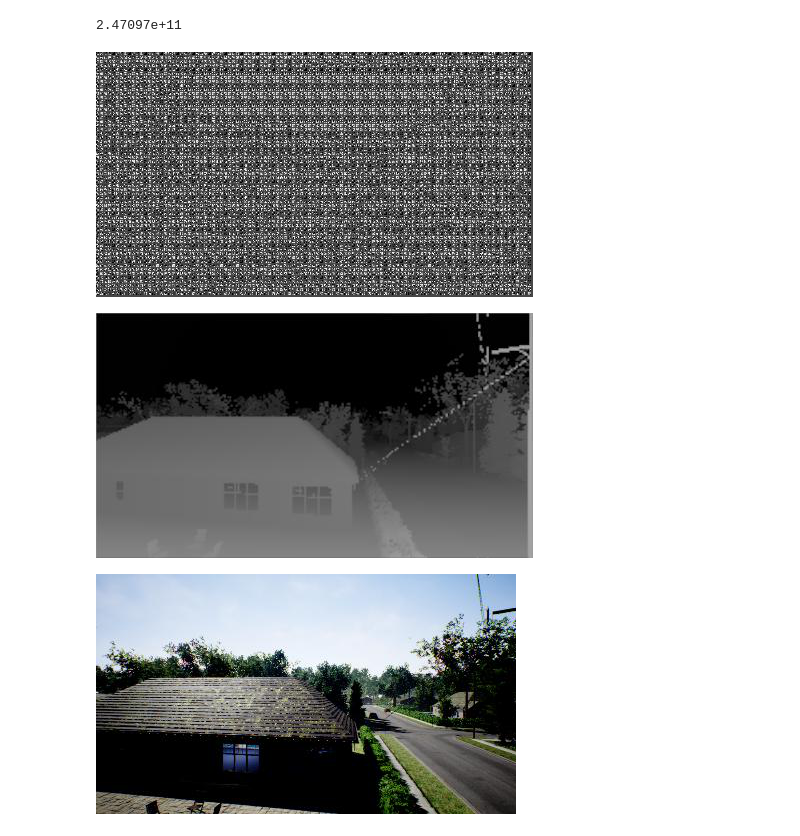
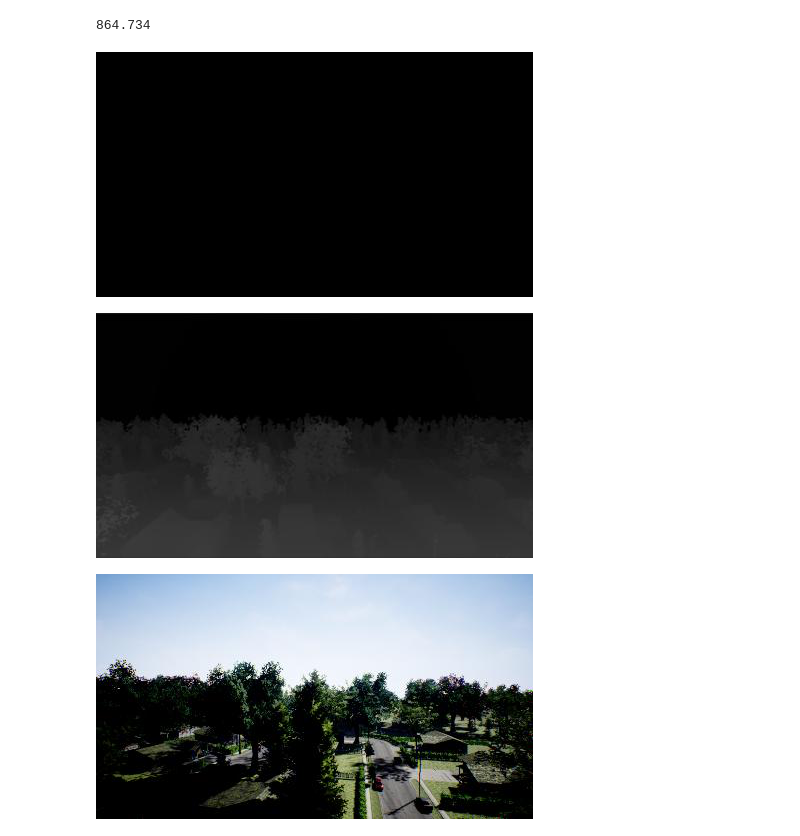
Before and after one commit to jmern3250/misc, a Jupyter notebook: depth/Image test .ipynb, the cells around one changed output. Cells and saved outputs as stored; diff of their text form; code cells hidden in the pictures.

```diff
--- a/depth/Image test .ipynb
+++ b/depth/Image test .ipynb
@@ -72,19 +75,19 @@ for var in tf.global_variables():
 # %%
-i = 7
-IMG, img_loss = sess.run([output, mean_loss], {X: Y_train_[i:i+1,...],
+i = 0
+IMG, img_loss, m_loss = sess.run([output, loss, mean_loss], {X: Y_train_[i:i+1,...],
                                               Y: Y_train[i:i+1,...],
                                                  is_training: False})
 print(img_loss)
-Image.fromarray(np.uint8(np.squeeze(IMG)*255.0))
+Image.fromarray(np.uint8(np.squeeze(IMG*255.0)))
 # %% [output]
-2.47097e+11
+864.734
-[figure, old version]
+[figure, new version]
 # %%
 Image.fromarray(np.uint8(np.squeeze(Y_train[i,:,:,:]*255.0)))
 # %% [output]
-[figure, old version]
+[figure, new version]
 # %%
 Image.fromarray(np.uint8(np.squeeze(X_train[i,:,:,:]*255.0)))
 # %% [output]
-[figure, old version]
+[figure, new version]
 # %%
```
Also changed, not shown: parts of 5 cells of this notebook, 1 other file.
